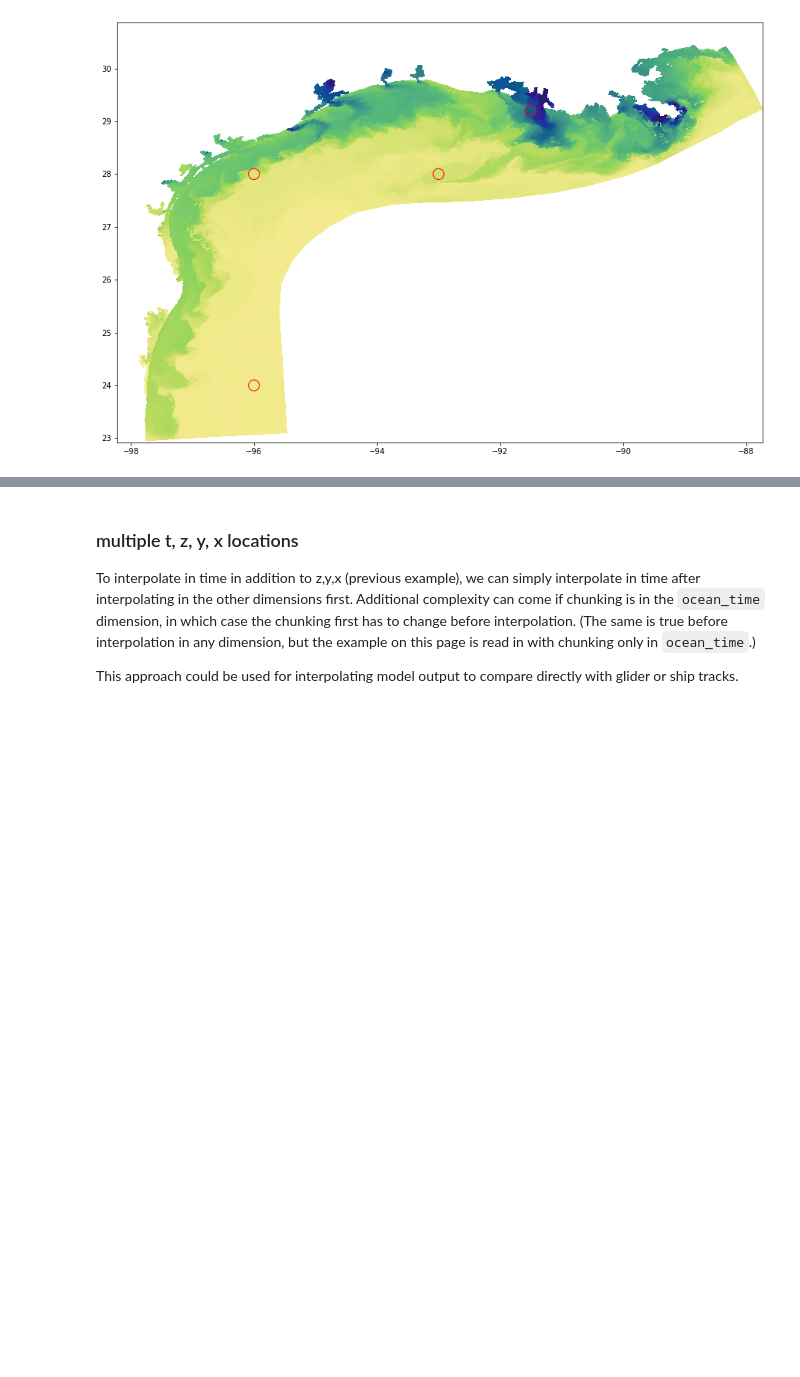
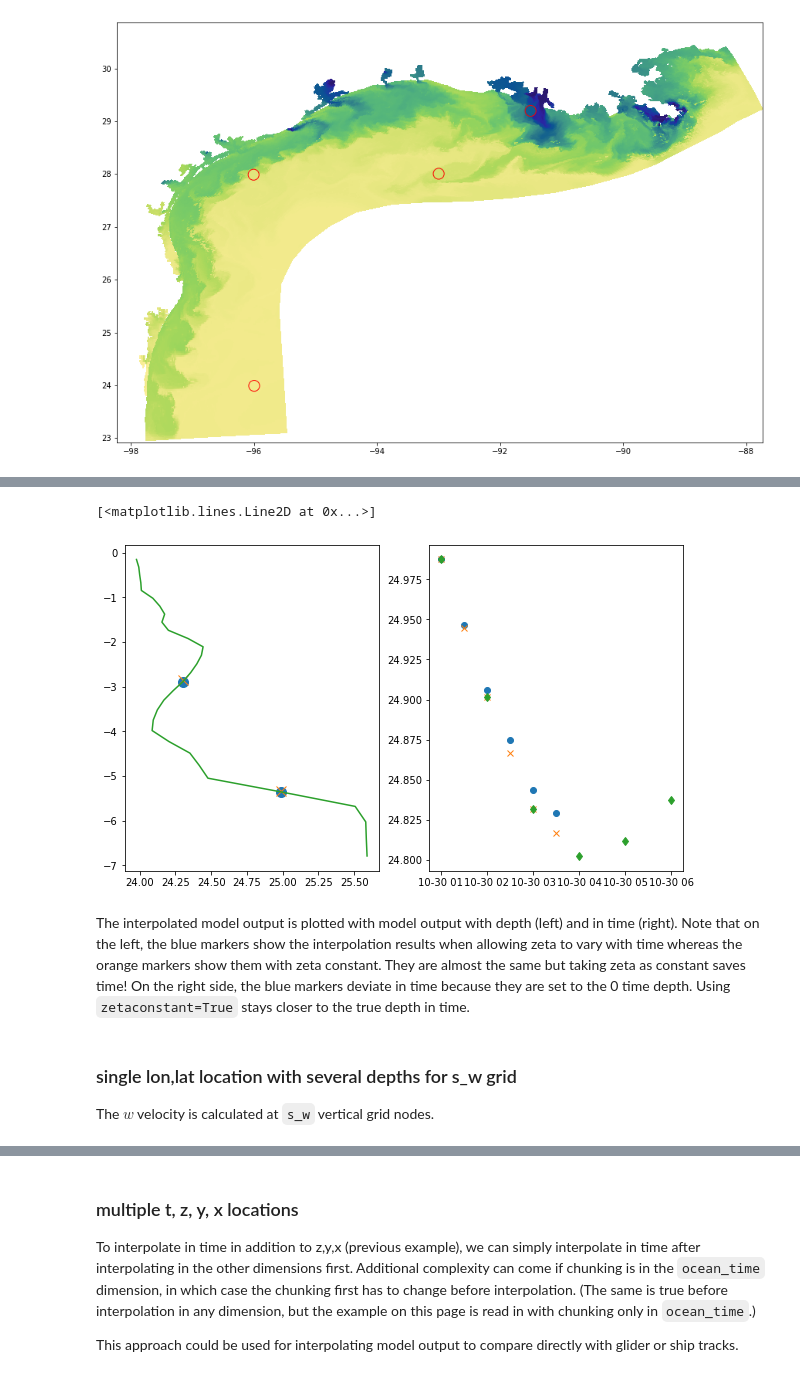
Before and after one commit to xoceanmodel/xroms, a Jupyter notebook: examples/interpolation.ipynb, the cells around one changed output, grey strips where cells are left out. Saved outputs shown, nothing was run; the diff lists cells and outputs as text; code cells hidden in the pictures; blank space fills up the shorter version.

Commit message:
several changes to finish interpolation

```diff
--- a/examples/interpolation.ipynb
+++ b/examples/interpolation.ipynb
@@ -49,5 +53,6 @@ tris = xroms.interp.setup(ds)  # setup for all grids
 vargrid = {}
 vargrid['u'] = {'s': 's_rho', 'eta': 'eta_rho', 'xi': 'xi_u', 'grid': 'u', 'z': 'z_rho_u', 'z0': 'z_rho_u0'}
 vargrid['v'] = {'s': 's_rho', 'eta': 'eta_v', 'xi': 'xi_rho', 'grid': 'v', 'z': 'z_rho_v', 'z0': 'z_rho_v0'}
+vargrid['w'] = {'s': 's_w', 'eta': 'eta_rho', 'xi': 'xi_rho', 'grid': 'rho', 'z': 'z_w', 'z0': 'z_w0'}
 vargrid['temp'] = {'s': 's_rho', 'eta': 'eta_rho', 'xi': 'xi_rho', 'grid': 'rho', 'z': 'z_rho', 'z0': 'z_rho0'}
 vargrid['salt'] = vargrid['temp']
@@ -141,0 +187,6 @@ ax.scatter(lon0, lat0, c=var.isel(indexer), s=200, edgecolor='r', vmin=vmin, vma
+# %%
+%%timeit
+var = xroms.interp.llzslice(varin, trisgrid, lon0, lat0, z0s, zetaconstant=True)
+var = var.chunk(-1).chunk({'z': 1})
+var = var.interp(ocean_time=t0s).chunk({'ocean_time':1})
+assert np.allclose(var.isel(ocean_time=0), varcomp.isel(ocean_time=0), rtol=1e-2)
@@ -141,0 +205,33 @@ ax.scatter(lon0, lat0, c=var.isel(indexer), s=200, edgecolor='r', vmin=vmin, vma
+# %%
+fig, axes = plt.subplots(1, 2, figsize=(10,6))
+
+# demonstrate result for 1 water column calculation
+varp = var.isel(ocean_time=0)
+varp2 = var2.isel(ocean_time=0)
+# compare with neighboring point
+dss = varin.isel(xi_rho=ix, eta_rho=ie)
+dssz = dss.isel(ocean_time=0)
+
+axes[0].plot(varp, varp.z, marker='o', linestyle='', markersize=10)
+axes[0].plot(varp2, varp2.z, marker='x', linestyle='', markersize=10)
+axes[0].plot(dssz, dssz.z_rho)
+
+
+# demonstrate 1 time series
+vart = var.isel(z=0)
+vart2 = var2.isel(z=0)
+# compare with un-interpolated output
+dsst = dss.isel(s_rho=iz0s[0], ocean_time=slice(0,6))
+
+axes[1].plot(vart.ocean_time, vart, marker='o', linestyle='')
+axes[1].plot(vart2.ocean_time, vart2, marker='x', linestyle='')
+axes[1].plot(dsst.ocean_time, dsst, marker='d', linestyle='')
+# %% [output]
+[<matplotlib.lines.Line2D at 0x...>]
+[figure, added]
+# %% [markdown]
+The interpolated model output is plotted with model output with depth (left) and in time (right). Note that on the left, the blue markers show the interpolation results when allowing zeta to vary with time whereas the orange markers show them with zeta constant. They are almost the same but taking zeta as constant saves time! On the right side, the blue markers deviate in time because they are set to the 0 time depth. Using `zetaconstant=True` stays closer to the true depth in time.
+# %% [markdown]
+### single lon,lat location with several depths for s_w grid
+
+The $w$ velocity is calculated at `s_w` vertical grid nodes.
```
Also changed, not shown: parts of 54 cells of this notebook, 4 other files.
